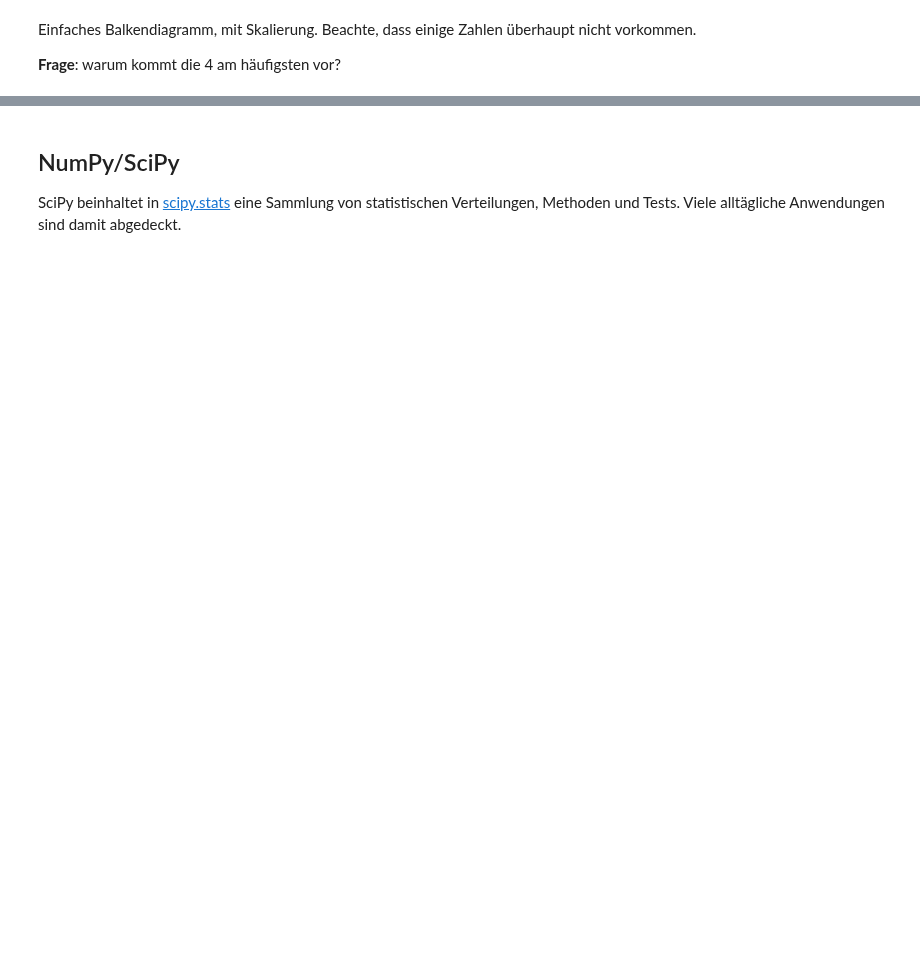
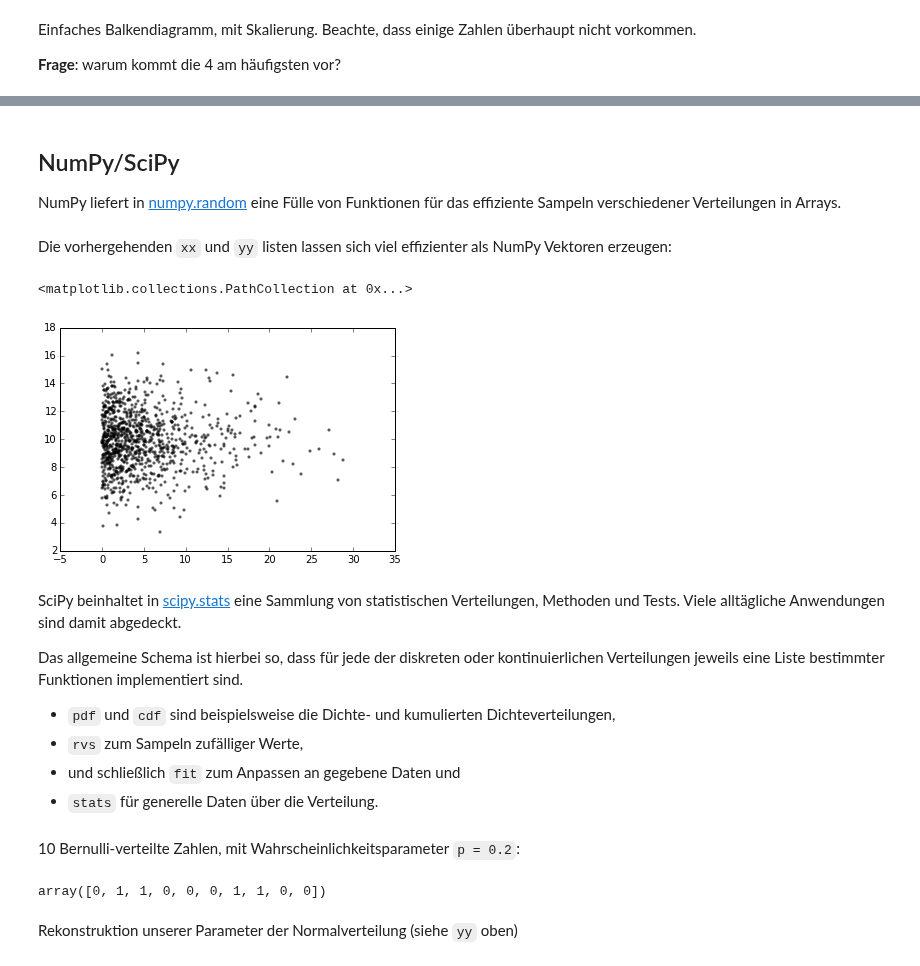
Before and after one commit to haraldschilly/python-fuer-mathematiker, a Jupyter notebook: doc/3-6-statistik.ipynb, the cells around one changed output, grey strips where cells are left out. Drawn from its saved outputs; the diff is of its cells as text; code cells hidden in the pictures; blank space fills up the shorter version.

```diff
--- a/doc/3-6-statistik.ipynb
+++ b/doc/3-6-statistik.ipynb
@@ -51,5 +116,25 @@ for i in range(1, 17):
+# %% [markdown]
+## NumPy/SciPy
+
+NumPy liefert in [numpy.random](http://docs.scipy.org/doc/numpy/reference/routines.random.html) eine Fülle von Funktionen für das effiziente Sampeln verschiedener Verteilungen in Arrays.
+# %% [markdown]
+Die vorhergehenden `xx` und `yy` listen lassen sich viel effizienter als NumPy Vektoren erzeugen:
+# %%
+import numpy as np
+xx = np.random.exponential(scale = 5, size = N)
+yy = 10 + 2 * np.random.randn(N)
+plt.scatter(xx, yy, color="black", marker=".", alpha=.5)
+# %% [output]
+<matplotlib.collections.PathCollection at 0x...>
+[figure, added]
 # %% [markdown]
-## NumPy/SciPy
-
 SciPy beinhaltet in [scipy.stats](http://docs.scipy.org/doc/scipy-dev/reference/stats.html) eine Sammlung von statistischen Verteilungen, Methoden und Tests.
 Viele alltägliche Anwendungen sind damit abgedeckt.
+
+Das allgemeine Schema ist hierbei so,
+dass für jede der diskreten oder kontinuierlichen Verteilungen jeweils eine Liste bestimmter Funktionen implementiert sind.
+
+* `pdf` und `cdf` sind beispielsweise die Dichte- und kumulierten Dichteverteilungen,
+* `rvs` zum Sampeln zufälliger Werte,
+* und schließlich `fit` zum Anpassen an gegebene Daten und
+* `stats` für generelle Daten über die Verteilung.
@@ -55,0 +143,8 @@ Viele alltägliche Anwendungen sind damit abgedeckt.
+# %% [markdown]
+10 Bernulli-verteilte Zahlen, mit Wahrscheinlichkeitsparameter `p = 0.2`:
+# %%
+sps.bernoulli.rvs(.2, size = 10)
+# %% [output]
+array([0, 1, 1, 0, 0, 0, 1, 1, 0, 0])
+# %% [markdown]
+Rekonstruktion unserer Parameter der Normalverteilung (siehe `yy` oben)
```
Also changed, not shown: parts of 23 cells of this notebook, 4 other files.
